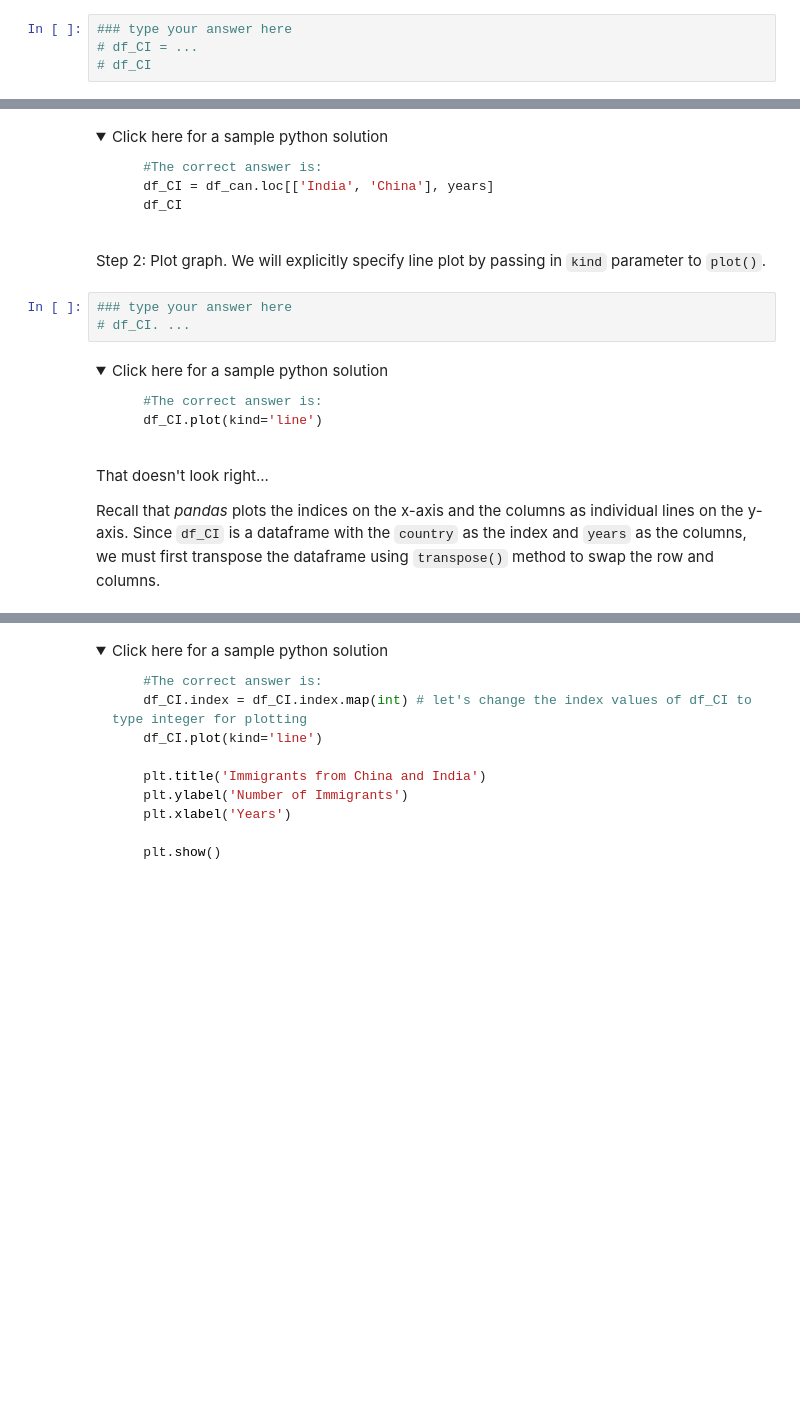
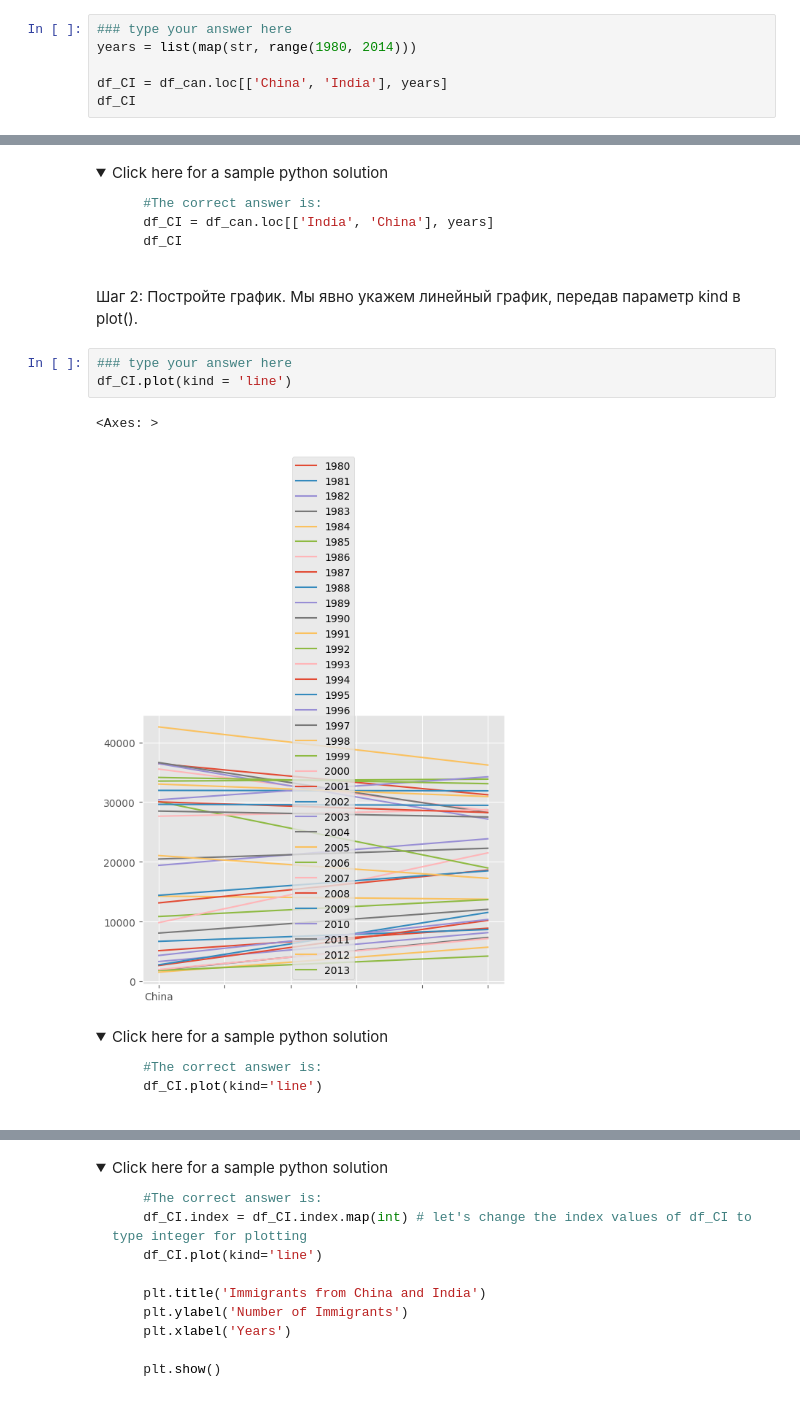
Before and after one commit to Vitalyastiy/courses, a Jupyter notebook: IBM/DV0101EN-Exercise-Introduction-to-Matplotlib-and-Line-Plots.ipynb, the cells around one changed output, grey strips where cells are left out. Drawn from its saved outputs; the diff is of its cells as text; folded sections open; blank space fills up the shorter version.

````diff
--- a/IBM/DV0101EN-Exercise-Introduction-to-Matplotlib-and-Line-Plots.ipynb
+++ b/IBM/DV0101EN-Exercise-Introduction-to-Matplotlib-and-Line-Plots.ipynb
@@ -527,4 +703,6 @@ Step 1: Get the data set for China and India, and display the dataframe.
 # %%
 ### type your answer here
-# df_CI = ...
-# df_CI
+years = list(map(str, range(1980, 2014)))
+
+df_CI = df_can.loc[['China', 'India'], years]
+df_CI
@@ -538,11 +721,14 @@ Step 1: Get the data set for China and India, and display the dataframe.
 ```
 
 </details>
-# %% [markdown]
-Step 2: Plot graph. We will explicitly specify line plot by passing in `kind` parameter to `plot()`.
+# %% [markdown]
+Шаг 2: Постройте график. Мы явно укажем линейный график, передав параметр kind в plot().
 # %%
 ### type your answer here
-# df_CI. ...
+df_CI.plot(kind = 'line')
+# %% [output]
+<Axes: >
+[figure, added]
 # %% [markdown]
 <details><summary>Click here for a sample python solution</summary>
 
@@ -552,7 +738,3 @@ Step 2: Plot graph. We will explicitly specify line plot by passing in `kind` pa
 ```
 
 </details>
-# %% [markdown]
-That doesn't look right...
-
-Recall that *pandas* plots the indices on the x-axis and the columns as individual lines on the y-axis. Since `df_CI` is a dataframe with the `country` as the index and `years` as the columns, we must first transpose the dataframe using `transpose()` method to swap the row and columns.
````
Also changed, not shown: parts of 57 cells of this notebook.
